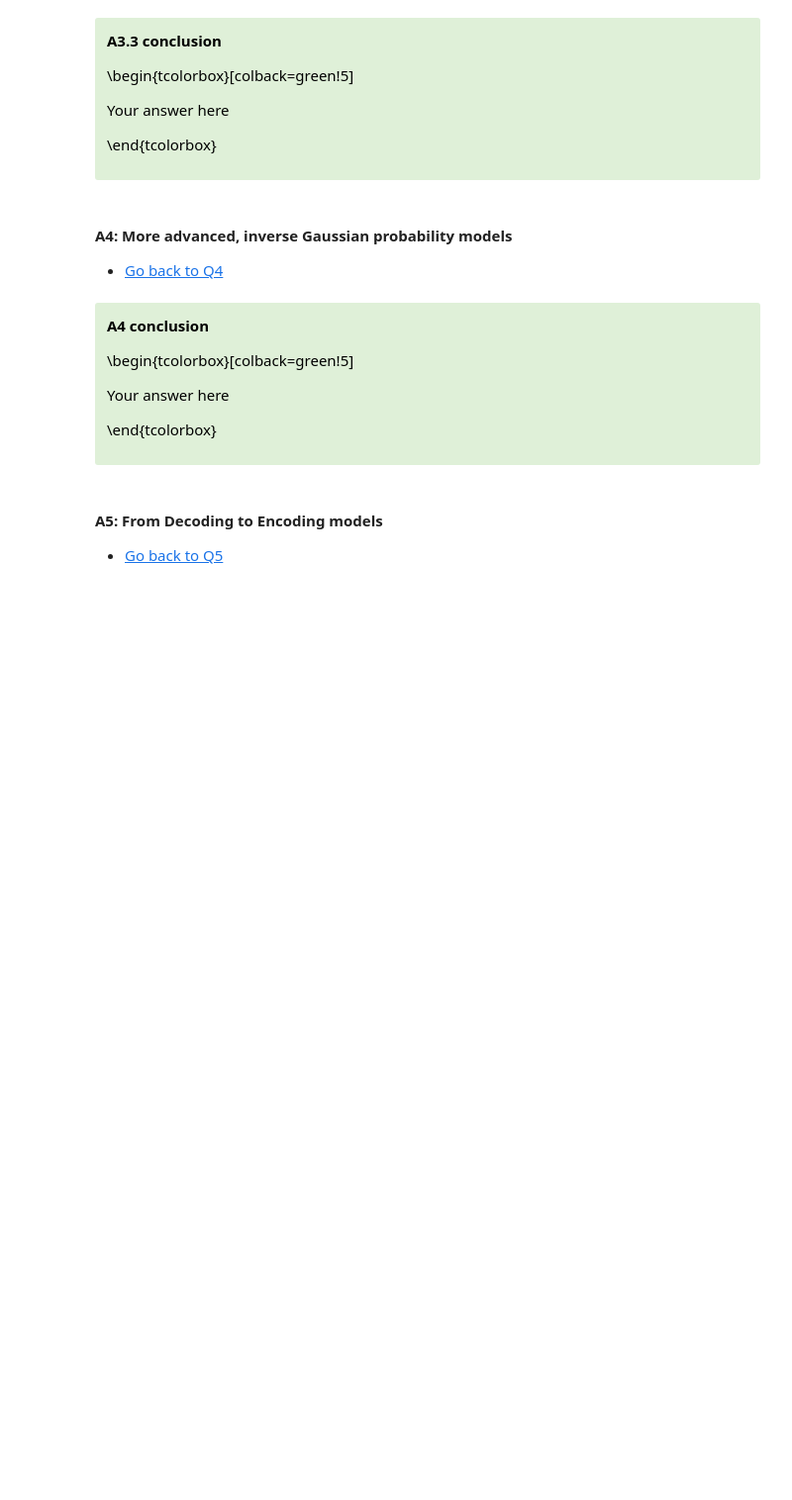
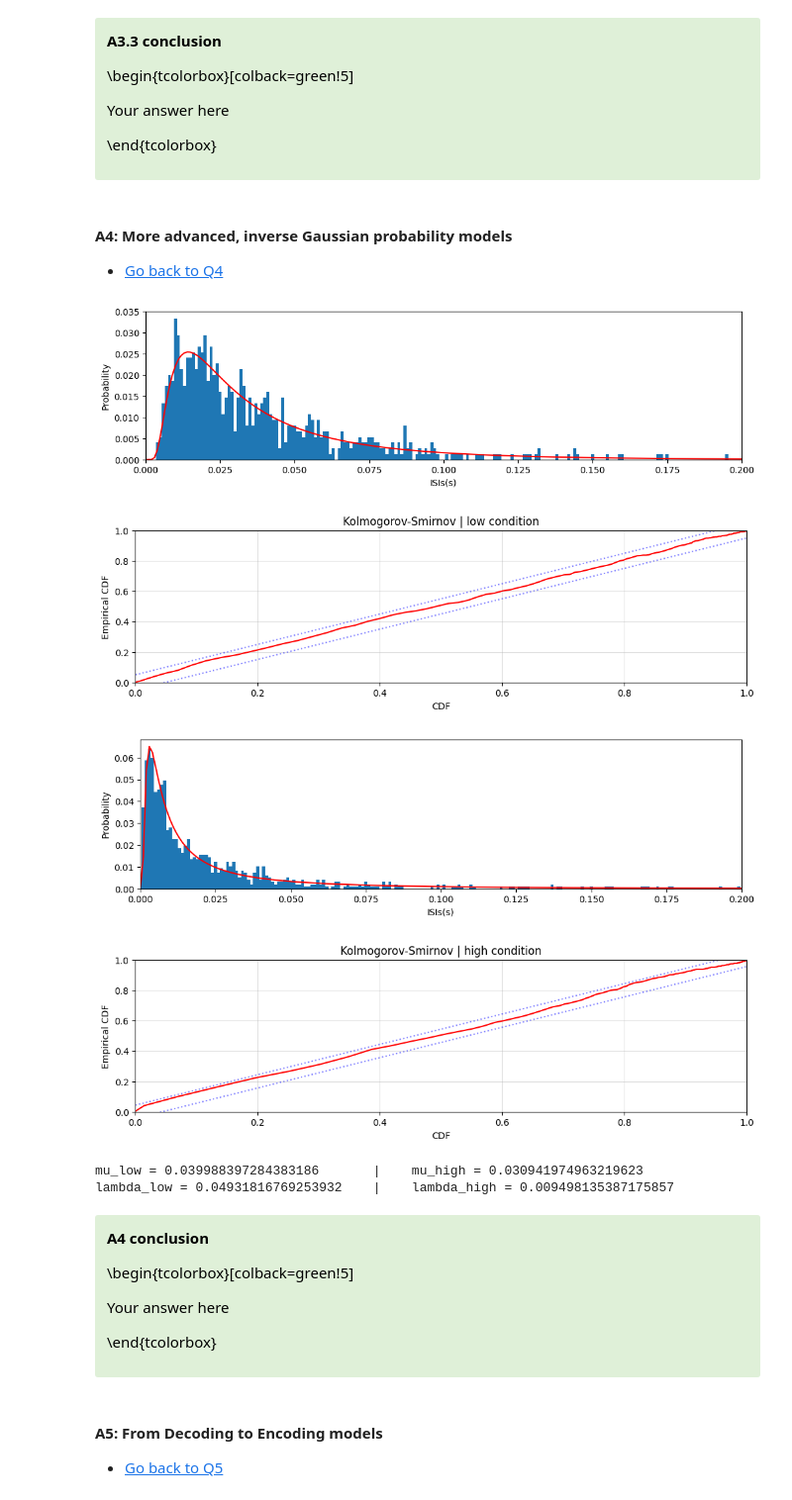
Before and after one commit to cesarz10/Computational-Neurophysiology-Lab, a Jupyter notebook: Lab_4/Module2_Ex2_12.ipynb, the cells around one changed output. Shown at 99% size. Saved outputs shown, nothing was run; the diff lists cells and outputs as text; code cells hidden in the pictures; blank space fills up the shorter version.

```diff
--- a/Lab_4/Module2_Ex2_12.ipynb
+++ b/Lab_4/Module2_Ex2_12.ipynb
@@ -628,31 +656,98 @@ Your answer here
 # %%
 # use the following parameters:
 # mu_low (mean of the ISI's... the mu of the inverse gaussian, low light)
 # mu_high (mean of the ISI's... the mu of the inverse gaussian, high light)
 # lambda_low (shape parameter of the inverse gaussion, low light)
 # lambda_high (shape parameter of the inverse gaussion, low light)
 # inv_gaussian_low (inverse gaussion model, low light)
 # inv_gaussian_high (inverse gaussion model, high light)
 # CDF_invgauss_low (CDF of inverse gaussian function, low light)
 # CDF_invgauss_high (CDF of inverse gaussian function, high light)
 
 #######################
 ##   Q4.1 solution   ##
 #######################
 
-# Your Code Goes Here
+# low condition
+mu_low = np.mean(ISI_low)
+lambda_low = 1 / np.mean(1 / ISI_low - 1 / mu_low)
 
+inv_gaussian_low = ( sqrt(lambda_low / (2 * np.pi * bin_edges ** 3)) * exp(-lambda_low * (bin_edges - mu_low) ** 2 / (2 * mu_low ** 2 * bin_edges)) * 0.001)
+inv_gaussian_low[0] = 0
 
+# high condition
+mu_high = np.mean(ISI_high)
+lambda_high = 1 / np.mean(1 / ISI_high - 1 / mu_high)
+
+inv_gaussian_high = ( sqrt(lambda_high / (2 * np.pi * bin_edges ** 3)) * exp(-lambda_high * (bin_edges - mu_high) ** 2 / (2 * mu_high ** 2 * bin_edges)) * 0.001)
+inv_gaussian_high[0] = 0
 
 #######################
 ##   Q4.2 solution   ##
 #######################
 
+# low condition
+# plotting the model and data
+counts, bins_l = np.histogram(ISI_low, bin_edges)
+prob = counts / len(ISI_low)
+plt.bar(bin_edges[:-1], prob, width=bin_size)
+plt.plot(bin_edges, inv_gaussian_low, 'r')
+plt.xlim([0, 0.2])
+plt.xlabel('ISIs(s)')
+plt.ylabel('Probability')
+plt.show()
 
+# plotting Kolmogorov-Smirnov
+CDF_invgauss_low = cumsum(inv_gaussian_low[:-1])
+CDF_emp_low = cumsum(prob)
+plt.plot(CDF_invgauss_low, CDF_emp_low, color='r')
+plt.plot([0, 1], arange(2) + 1.36 / sqrt(N_low), ':', color='b', alpha=0.5)
+plt.plot([0, 1], arange(2) - 1.36 / sqrt(N_low), ':', color='b', alpha=0.5)
+plt.axis([0, 1, 0, 1])
+plt.xlabel('CDF')
+plt.ylabel('Empirical CDF')
+plt.title("Kolmogorov-Smirnov | low condition")
+plt.grid(alpha=0.4)
+plt.show()
+
+
+# high condition
+# plotting the model and data
+counts, bins_l = np.histogram(ISI_high, bin_edges)
+prob = counts / len(ISI_high)
+plt.bar(bin_edges[:-1], prob, width=bin_size)
+plt.plot(bin_edges, inv_gaussian_high, 'r')
+plt.xlim([0, 0.2])
+plt.xlabel('ISIs(s)')
+plt.ylabel('Probability')
+plt.show()
+
+# plotting Kolmogorov-Smirnov
+CDF_invgauss_high = cumsum(inv_gaussian_high[:-1])
+CDF_emp_high = cumsum(prob)
+plt.plot(CDF_invgauss_high, CDF_emp_high, color='r')
+plt.plot([0, 1], arange(2) + 1.36 / sqrt(N_high), ':', color='b', alpha=0.5)
+plt.plot([0, 1], arange(2) - 1.36 / sqrt(N_high), ':', color='b', alpha=0.5)
+plt.axis([0, 1, 0, 1])
+plt.xlabel('CDF')
+plt.ylabel('Empirical CDF')
+plt.title("Kolmogorov-Smirnov | high condition")
+plt.grid(alpha=0.4)
+plt.show()
 
 #######################
 ##   Q4.3 solution   ##
 #######################
+
+print(f'mu_low = {mu_low}       |    mu_high = {mu_high}')
+print(f'lambda_low = {lambda_low}    |    lambda_high = {lambda_high}')
+# %% [output]
+[figure, added]
+[figure, added]
+[figure, added]
+[figure, added]
+mu_low = 0.039988397284383186       |    mu_high = 0.030941974963219623
+lambda_low = 0.04931816769253932    |    lambda_high = 0.009498135387175857
 # %% [markdown]
 <div class="alert alert-success">
 <span style="color:black">
```
Also changed, not shown: parts of 3 cells of this notebook.
